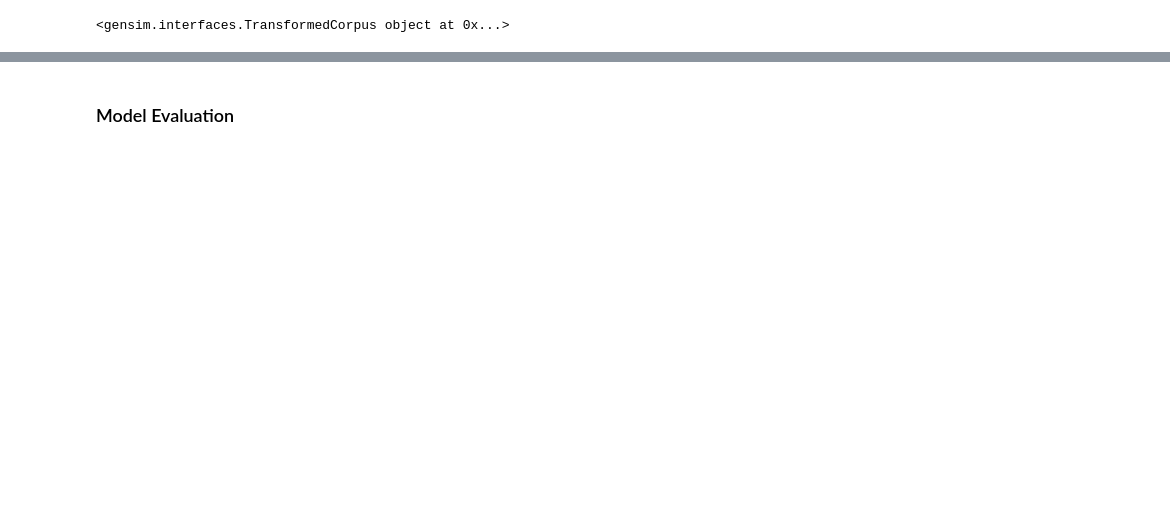
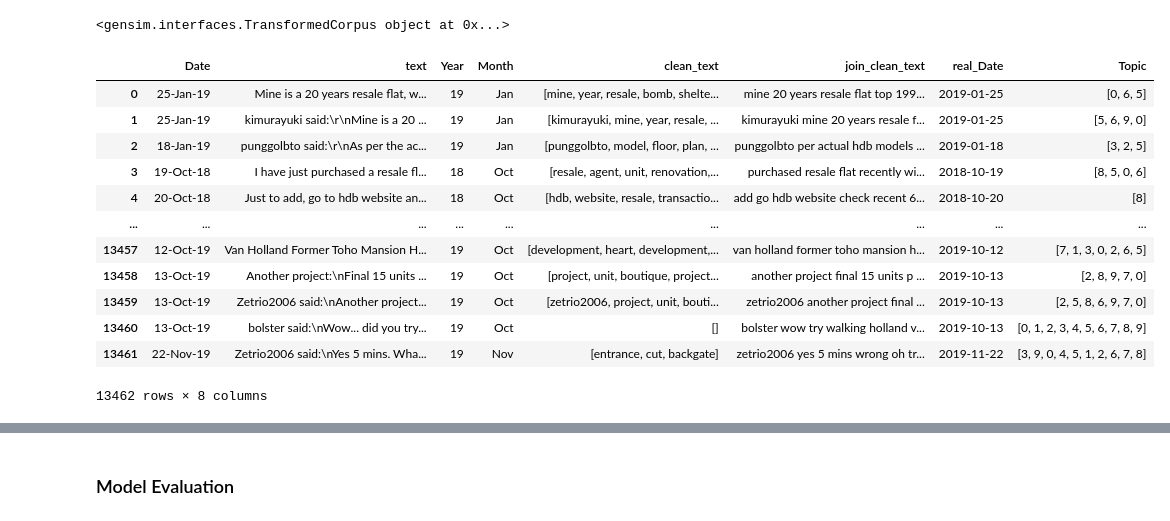
Before and after one commit to Shawntwj/HDB_price_prediction, a Jupyter notebook: Hardwarezone Sentiment and Topic/4. Topic modelling/unigram/LDA topic modelling (before covid).ipynb, the cells around one changed output, grey strips where cells are left out. Drawn from its saved outputs; the diff is of its cells as text; code cells hidden in the pictures; blank space fills up the shorter version.

```diff
--- a/Hardwarezone Sentiment and Topic/4. Topic modelling/unigram/LDA topic modelling (before covid).ipynb
+++ b/Hardwarezone Sentiment and Topic/4. Topic modelling/unigram/LDA topic modelling (before covid).ipynb
@@ -272,6 +281,22 @@ for n in range(len(df_assigned)):
 <gensim.interfaces.TransformedCorpus object at 0x...>
 # %%
 df_assigned['Topic'] = topic_num
+# %%
+df_assigned
+# %% [output]
+|  | Date | text | Year | Month | clean_text | join_clean_text | real_Date | Topic |
+| 0 | 25-Jan-19 | Mine is a 20 years resale flat, w... | 19 | Jan | [mine, year, resale, bomb, shelte... | mine 20 years resale flat top 199... | 2019-01-25 | [0, 6, 5] |
+| 1 | 25-Jan-19 | kimurayuki said:\r\nMine is a 20 ... | 19 | Jan | [kimurayuki, mine, year, resale, ... | kimurayuki mine 20 years resale f... | 2019-01-25 | [5, 6, 9, 0] |
+| 2 | 18-Jan-19 | punggolbto said:\r\nAs per the ac... | 19 | Jan | [punggolbto, model, floor, plan, ... | punggolbto per actual hdb models ... | 2019-01-18 | [3, 2, 5] |
+| 3 | 19-Oct-18 | I have just purchased a resale fl... | 18 | Oct | [resale, agent, unit, renovation,... | purchased resale flat recently wi... | 2018-10-19 | [8, 5, 0, 6] |
+| 4 | 20-Oct-18 | Just to add, go to hdb website an... | 18 | Oct | [hdb, website, resale, transactio... | add go hdb website check recent 6... | 2018-10-20 | [8] |
+| ... | ... | ... | ... | ... | ... | ... | ... | ... |
+| 13457 | 12-Oct-19 | Van Holland Former Toho Mansion H... | 19 | Oct | [development, heart, development,... | van holland former toho mansion h... | 2019-10-12 | [7, 1, 3, 0, 2, 6, 5] |
+| 13458 | 13-Oct-19 | Another project:\nFinal 15 units ... | 19 | Oct | [project, unit, boutique, project... | another project final 15 units p ... | 2019-10-13 | [2, 8, 9, 7, 0] |
+| 13459 | 13-Oct-19 | Zetrio2006 said:\nAnother project... | 19 | Oct | [zetrio2006, project, unit, bouti... | zetrio2006 another project final ... | 2019-10-13 | [2, 5, 8, 6, 9, 7, 0] |
+| 13460 | 13-Oct-19 | bolster said:\nWow... did you try... | 19 | Oct | [] | bolster wow try walking holland v... | 2019-10-13 | [0, 1, 2, 3, 4, 5, 6, 7, 8, 9] |
+| 13461 | 22-Nov-19 | Zetrio2006 said:\nYes 5 mins. Wha... | 19 | Nov | [entrance, cut, backgate] | zetrio2006 yes 5 mins wrong oh tr... | 2019-11-22 | [3, 9, 0, 4, 5, 1, 2, 6, 7, 8] |
+13462 rows × 8 columns
 # %%
 des_name_final = df_assigned[['Date', 'text', 'clean_text', 'Topic']]
 des_name_final.head()
```
Also changed, not shown: parts of 20 cells of this notebook, 3 other files.
